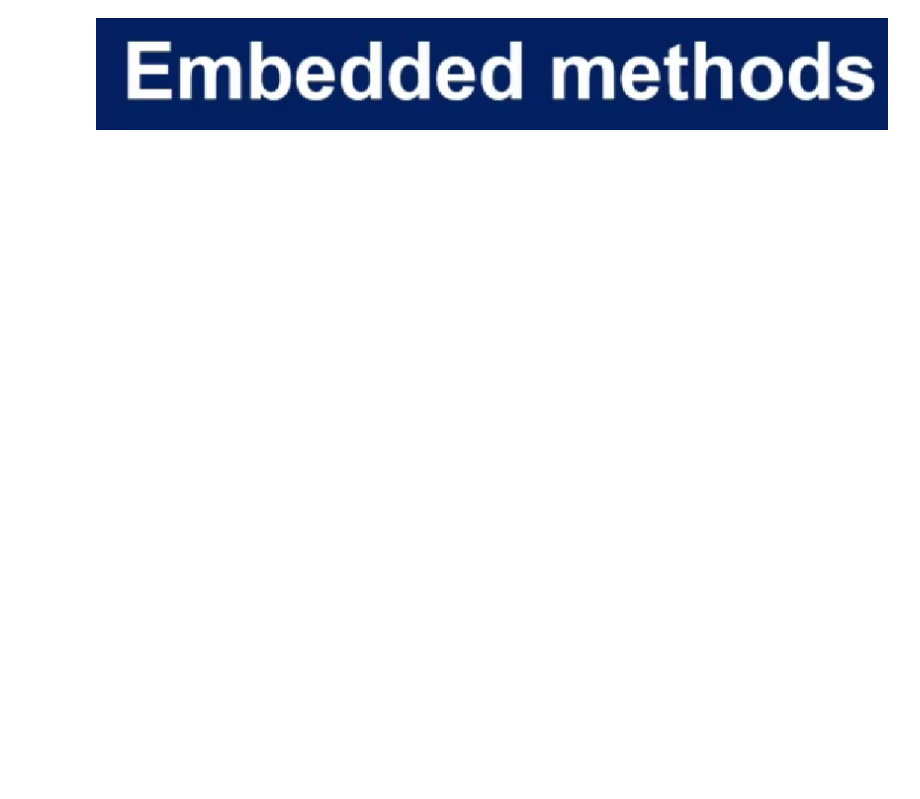
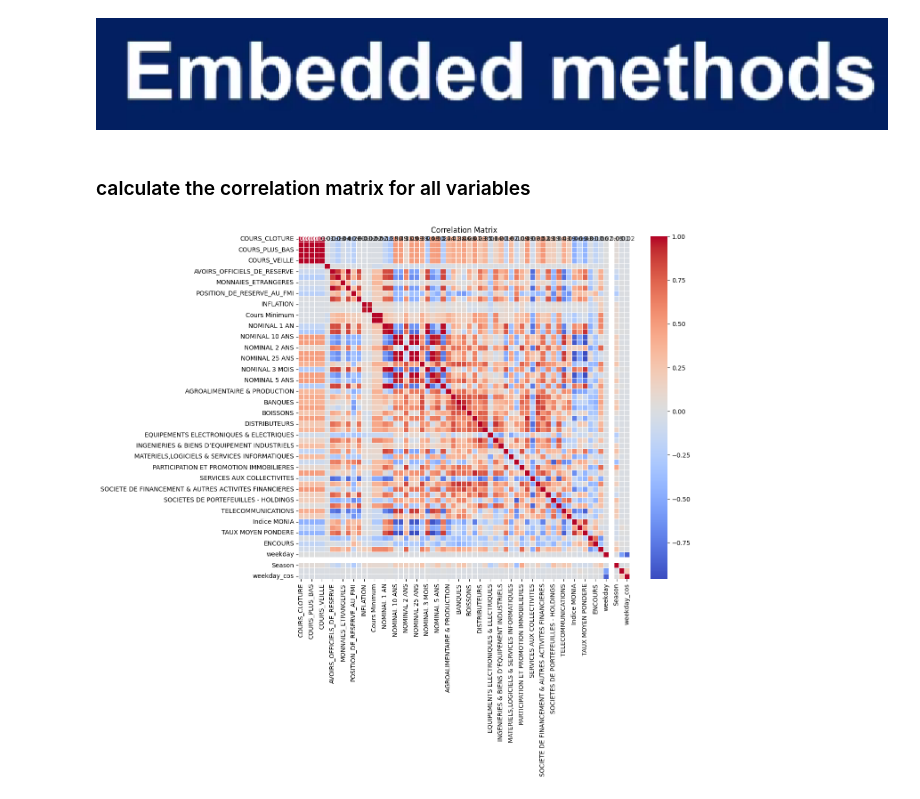
Before and after one commit to elfailali/Moroccan-all-shares-index-forcasting, a Jupyter notebook: notebooks/preprocessing.ipynb, the cells around one changed output. Drawn from its saved outputs; the diff is of its cells as text; code cells hidden in the pictures; blank space fills up the shorter version.

```diff
--- a/notebooks/preprocessing.ipynb
+++ b/notebooks/preprocessing.ipynb
@@ -64,9 +84,9 @@ Outliers<div>
 # %% [markdown]
 ![image.png](attachment:image.png)
 # %%
-from scipy import stats
+# from scipy import stats
 
-z_scores = stats.zscore(df)
-abs_z_scores = np.abs(z_scores)
-filtered_entries = (abs_z_scores < 3).all(axis=1)
-df = df[filtered_entries]
+# z_scores = stats.zscore(df)
+# abs_z_scores = np.abs(z_scores)
+# filtered_entries = (abs_z_scores < 3).all(axis=1)
+# df = df[filtered_entries]
@@ -82,0 +132,3 @@ Day, month, semester, hour, min, s
+# %%
+df = process_features(df)
+df.head()
@@ -82,0 +144,11 @@ Day, month, semester, hour, min, s
+# %%
+# Encode 'Season' using label encoding because there is an ordinal relationship (Spring < Summer < Fall < Winter)
+season_mapping = {'Spring': 1, 'Summer': 2, 'Fall': 3, 'Winter': 4}
+df['Season'] = df['Season'].map(season_mapping)
+
+# Encode 'weekday' using cyclical encoding
+df['weekday_sin'] = np.sin(2 * np.pi * df['weekday'] / 6)
+df['weekday_cos'] = np.cos(2 * np.pi * df['weekday'] / 6)
+
+
+df.head()
@@ -89,3 +168,19 @@ Feature Selection<h1>
 ![image.png](attachment:image.png)
 # %% [markdown]
 ![image.png](attachment:image.png)
+# %% [markdown]
+### calculate the correlation matrix for all variables
+# %%
+import seaborn as sns
+import matplotlib.pyplot as plt
+
+# Generate correlation matrix
+correlation_matrix = df.corr()
+
+# Create a heatmap
+plt.figure(figsize=(12, 10))
+sns.heatmap(correlation_matrix, annot=True, cmap='coolwarm', fmt=".2f", linewidths=.5)
+plt.title("Correlation Matrix")
+plt.show()
+# %% [output]
+[figure, added]
```
Also changed, not shown: parts of 37 cells of this notebook, 2 other files.
